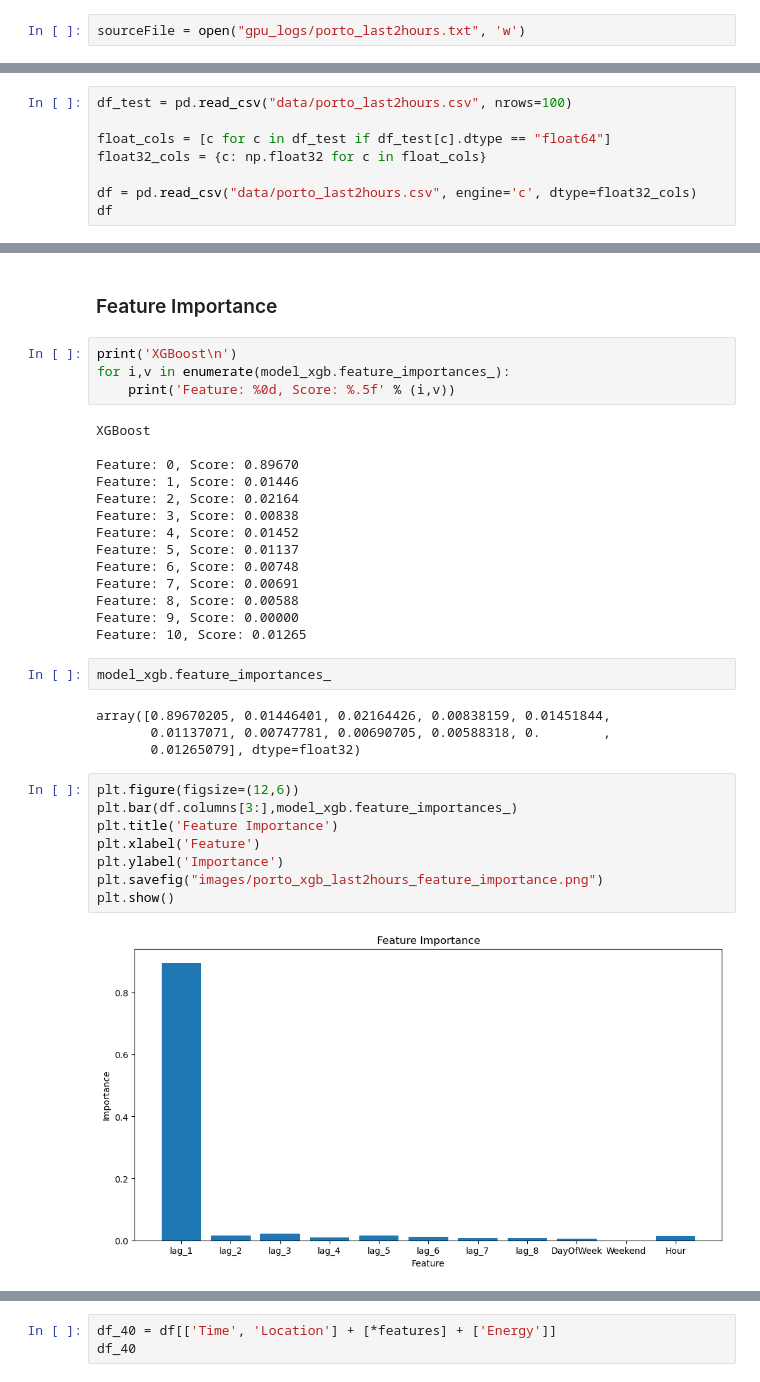
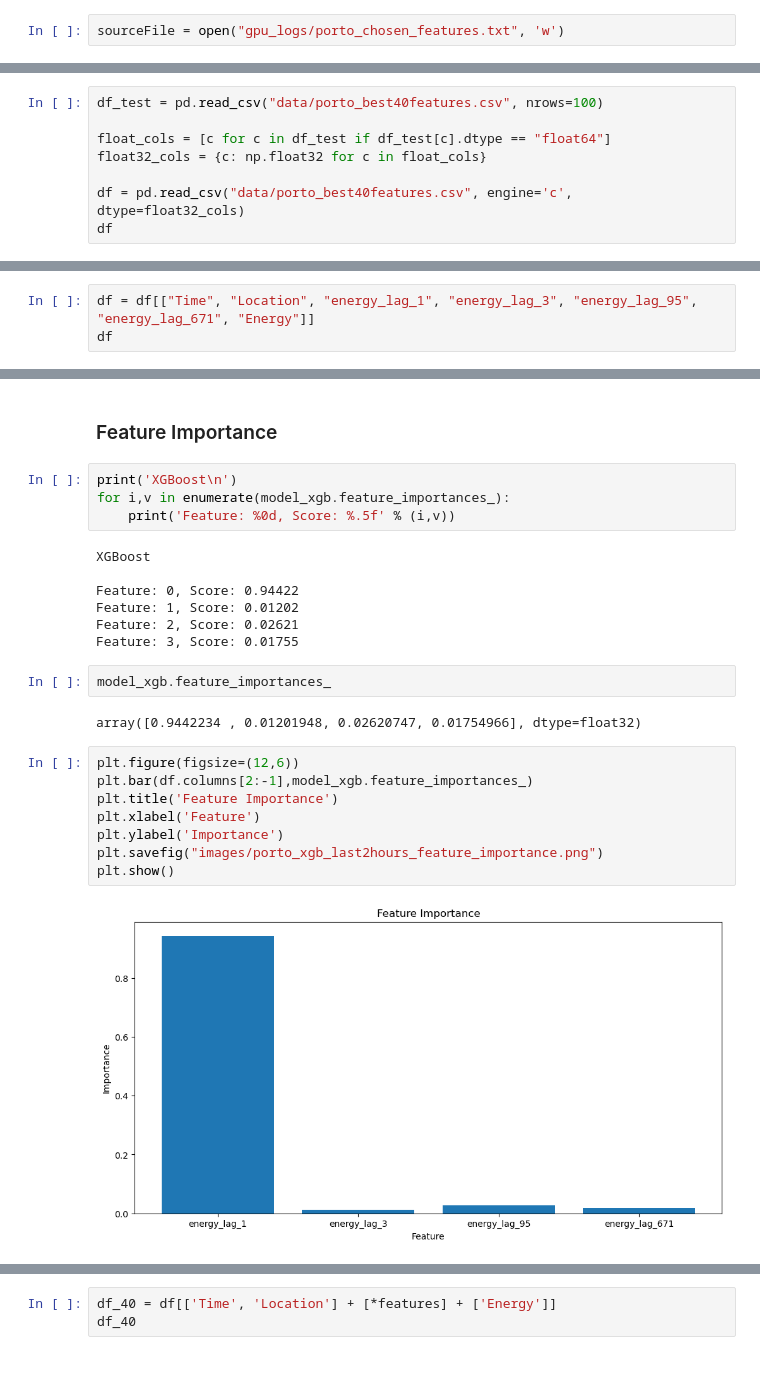
Before and after one commit to franciscomonteiro85/rec-energy-prediction-algorithm, a Jupyter notebook: Algorithms_Porto.ipynb, the cells around one changed output, grey strips where cells are left out. Cells and saved outputs as stored; diff of their text form.

```diff
--- a/Algorithms_Porto.ipynb
+++ b/Algorithms_Porto.ipynb
@@ -18,7 +18,7 @@ from tqdm import tqdm
 # %% [markdown]
 #### Output file
 # %%
-sourceFile = open("gpu_logs/porto_last2hours.txt", 'w')
+sourceFile = open("gpu_logs/porto_chosen_features.txt", 'w')
 # %% [markdown]
 ### Load the data
 # %%
@@ -226,11 +228,11 @@ df_new.to_csv("data/porto_last2hours.csv", index=False)
 # %% [markdown]
 ## Predict  10 folds with 10 random houses for test
 # %%
-df_test = pd.read_csv("data/porto_last2hours.csv", nrows=100)
+df_test = pd.read_csv("data/porto_best40features.csv", nrows=100)
 
 float_cols = [c for c in df_test if df_test[c].dtype == "float64"]
 float32_cols = {c: np.float32 for c in float_cols}
 
-df = pd.read_csv("data/porto_last2hours.csv", engine='c', dtype=float32_cols)
+df = pd.read_csv("data/porto_best40features.csv", engine='c', dtype=float32_cols)
 df
 # %% [output]
@@ -249,0 +252,3 @@ df
+# %%
+df = df[["Time", "Location", "energy_lag_1", "energy_lag_3", "energy_lag_95", "energy_lag_671", "Energy"]]
+df
@@ -440,33 +453,24 @@ for i,v in enumerate(model_xgb.feature_importances_):
 # %% [output]
 XGBoost
 
-Feature: 0, Score: 0.89670
-Feature: 1, Score: 0.01446
-Feature: 2, Score: 0.02164
-Feature: 3, Score: 0.00838
-Feature: 4, Score: 0.01452
-Feature: 5, Score: 0.01137
-Feature: 6, Score: 0.00748
-Feature: 7, Score: 0.00691
-Feature: 8, Score: 0.00588
-Feature: 9, Score: 0.00000
-Feature: 10, Score: 0.01265
+Feature: 0, Score: 0.94422
+Feature: 1, Score: 0.01202
+Feature: 2, Score: 0.02621
+Feature: 3, Score: 0.01755
 # %%
 model_xgb.feature_importances_
 # %% [output]
-array([0.89670205, 0.01446401, 0.02164426, 0.00838159, 0.01451844,
-       0.01137071, 0.00747781, 0.00690705, 0.00588318, 0.        ,
-       0.01265079], dtype=float32)
+array([0.9442234 , 0.01201948, 0.02620747, 0.01754966], dtype=float32)
 # %%
 plt.figure(figsize=(12,6))
-plt.bar(df.columns[3:],model_xgb.feature_importances_)
+plt.bar(df.columns[2:-1],model_xgb.feature_importances_)
 plt.title('Feature Importance')
 plt.xlabel('Feature')
 plt.ylabel('Importance')
 plt.savefig("images/porto_xgb_last2hours_feature_importance.png")
 plt.show()
 # %% [output]
-[figure, old version]
+[figure, new version]
 # %%
 plt.figure(figsize=(12,6))
 plt.bar(df.columns[3:],model_lr.coef_)
```
Also changed, not shown: parts of 18 cells of this notebook, 8 other files.
